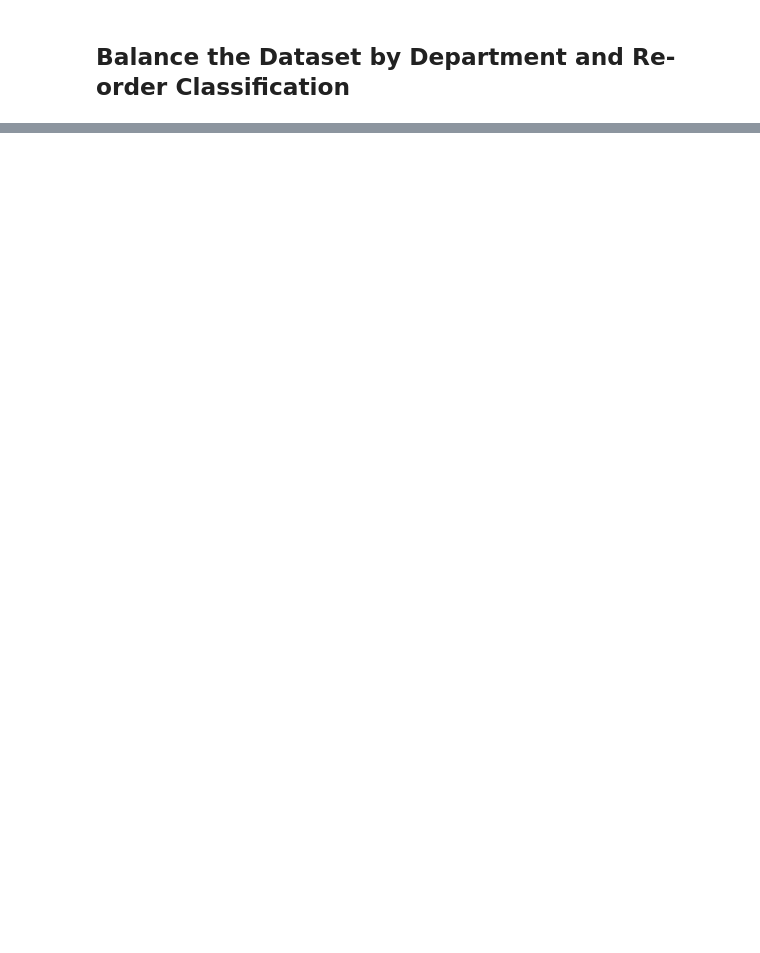
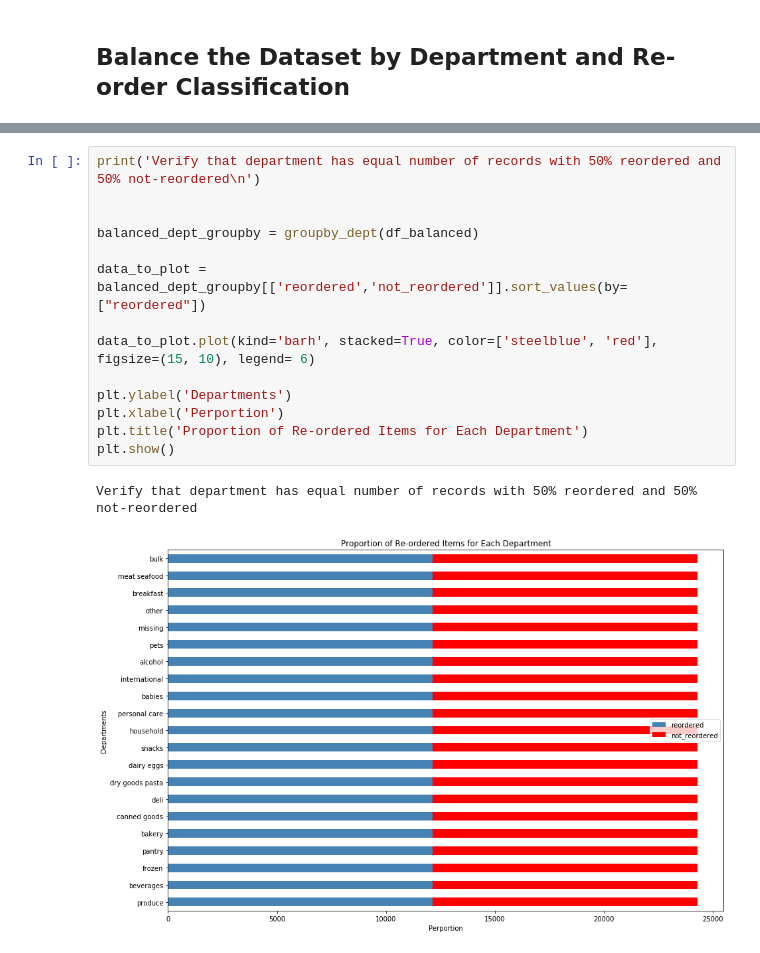
Before and after one commit to nimaamintaghavi/ProductReorderAIModel, a Jupyter notebook: 03_BalanceData.ipynb, the cells around one changed output, grey strips where cells are left out. Cells and saved outputs as stored; diff of their text form; blank space fills up the shorter version.

```diff
--- a/03_BalanceData.ipynb
+++ b/03_BalanceData.ipynb
@@ -202,2 +186,19 @@ Departmnet 'bulk' with reordered as '1' was added to balanced dataframe.
+# %%
+print('Verify that department has equal number of records with 50% reordered and 50% not-reordered\n')
+
+
+balanced_dept_groupby = groupby_dept(df_balanced)
+
+data_to_plot = balanced_dept_groupby[['reordered','not_reordered']].sort_values(by=["reordered"])
+
+data_to_plot.plot(kind='barh', stacked=True, color=['steelblue', 'red'], figsize=(15, 10), legend= 6)
+
+plt.ylabel('Departments')
+plt.xlabel('Perportion')
+plt.title('Proportion of Re-ordered Items for Each Department')
+plt.show()
+# %% [output]
+Verify that department has equal number of records with 50% reordered and 50% not-reordered
+[figure, added]
 # %%
 # save balanced data frame in s3 to be used for future notebooks
```
Also changed, not shown: parts of 16 cells of this notebook, 4 other files.
